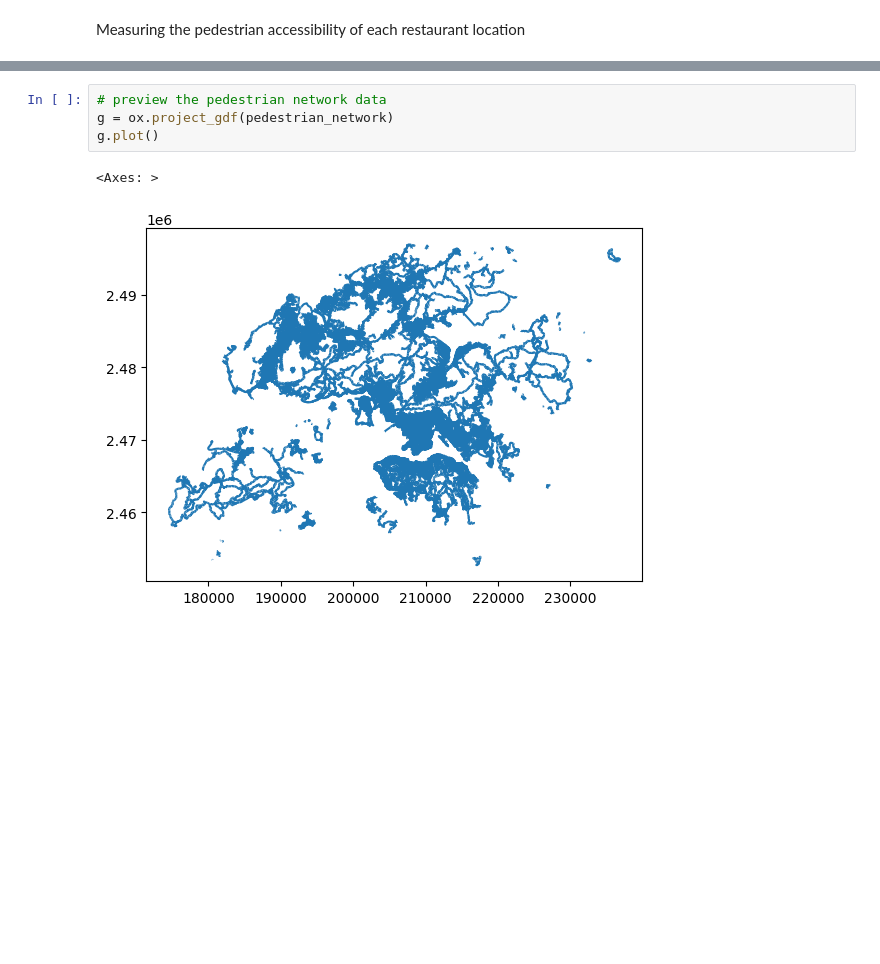
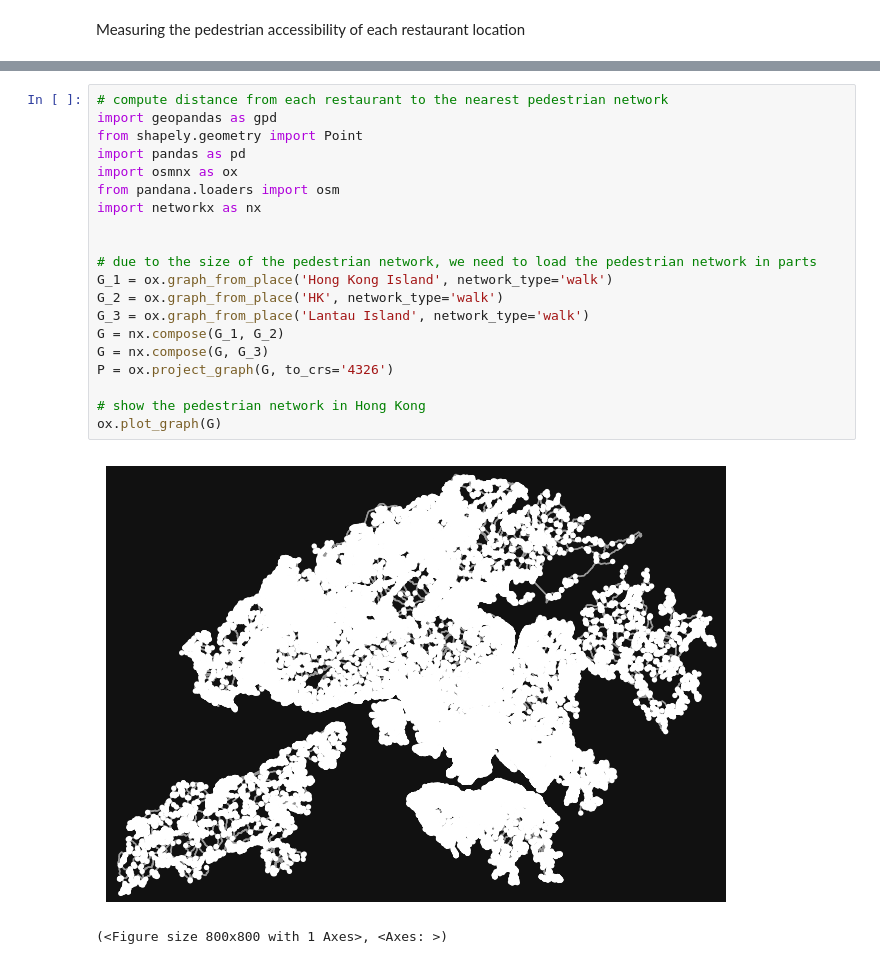
Before and after one commit to OTDHO000/beckyCOM6101_Group_Project, a Jupyter notebook: COM6101.ipynb, the cells around one changed output, grey strips where cells are left out. Drawn from its saved outputs; the diff is of its cells as text; blank space fills up the shorter version.

Commit message:
update data

```diff
--- a/COM6101.ipynb
+++ b/COM6101.ipynb
@@ -459,11 +461,27 @@ pedestrian_network.head()
 | 3 | 4 | 250000012 | Outdoor | Footway | Shing Sai Road | 城西道 | None | ... |
 | 4 | 5 | 250000020 | Outdoor | Generalized Walkway inside Park | Belcher Bay Park | 卑路乍灣公園 | None | ... |
 5 rows × 31 columns
-# %%
-# preview the pedestrian network data
-g = ox.project_gdf(pedestrian_network)
-g.plot()
-# %% [output]
-<Axes: >
-[figure, removed]
+# %%
+# compute distance from each restaurant to the nearest pedestrian network
+import geopandas as gpd
+from shapely.geometry import Point
+import pandas as pd
+import osmnx as ox
+from pandana.loaders import osm
+import networkx as nx
+
+
+# due to the size of the pedestrian network, we need to load the pedestrian network in parts
+G_1 = ox.graph_from_place('Hong Kong Island', network_type='walk')
+G_2 = ox.graph_from_place('HK', network_type='walk')
+G_3 = ox.graph_from_place('Lantau Island', network_type='walk')
+G = nx.compose(G_1, G_2)
+G = nx.compose(G, G_3)
+P = ox.project_graph(G, to_crs='4326')
+
+# show the pedestrian network in Hong Kong
+ox.plot_graph(G)
+# %% [output]
+[figure, added]
+(<Figure size 800x800 with 1 Axes>, <Axes: >)
 # %%
```
Also changed, not shown: parts of 4 cells of this notebook, 1 other file.
